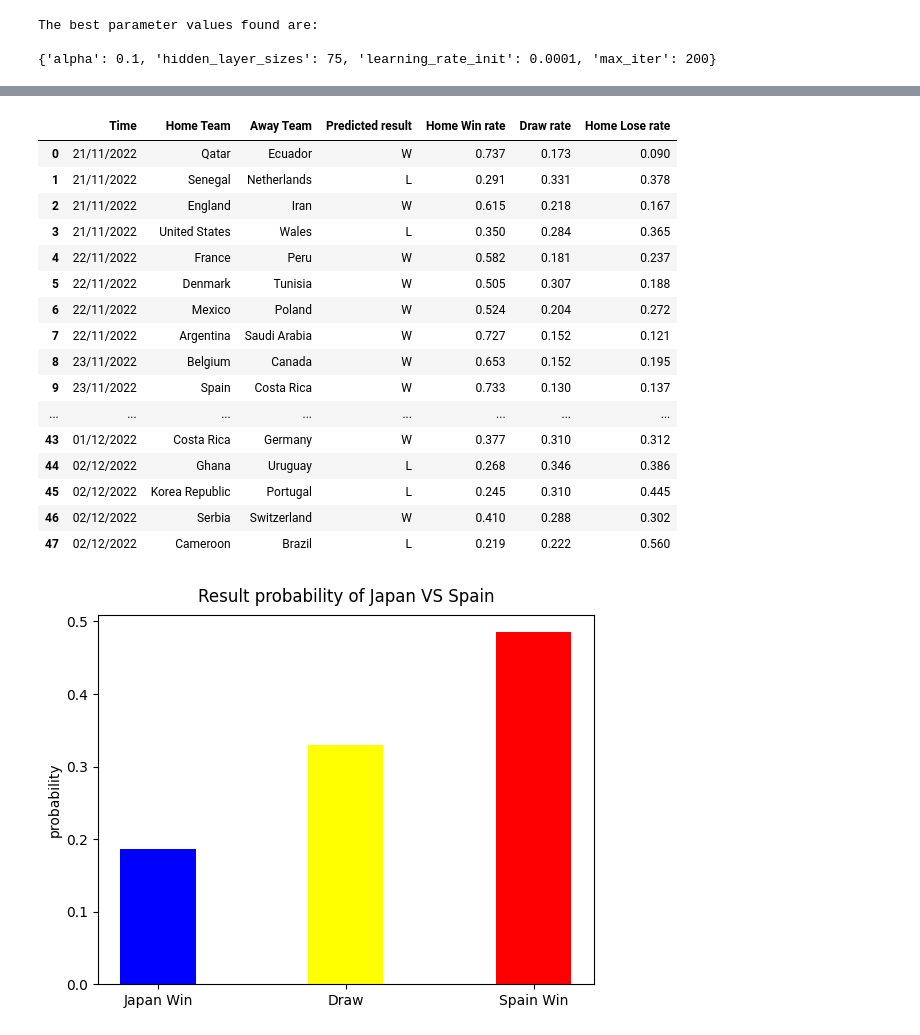
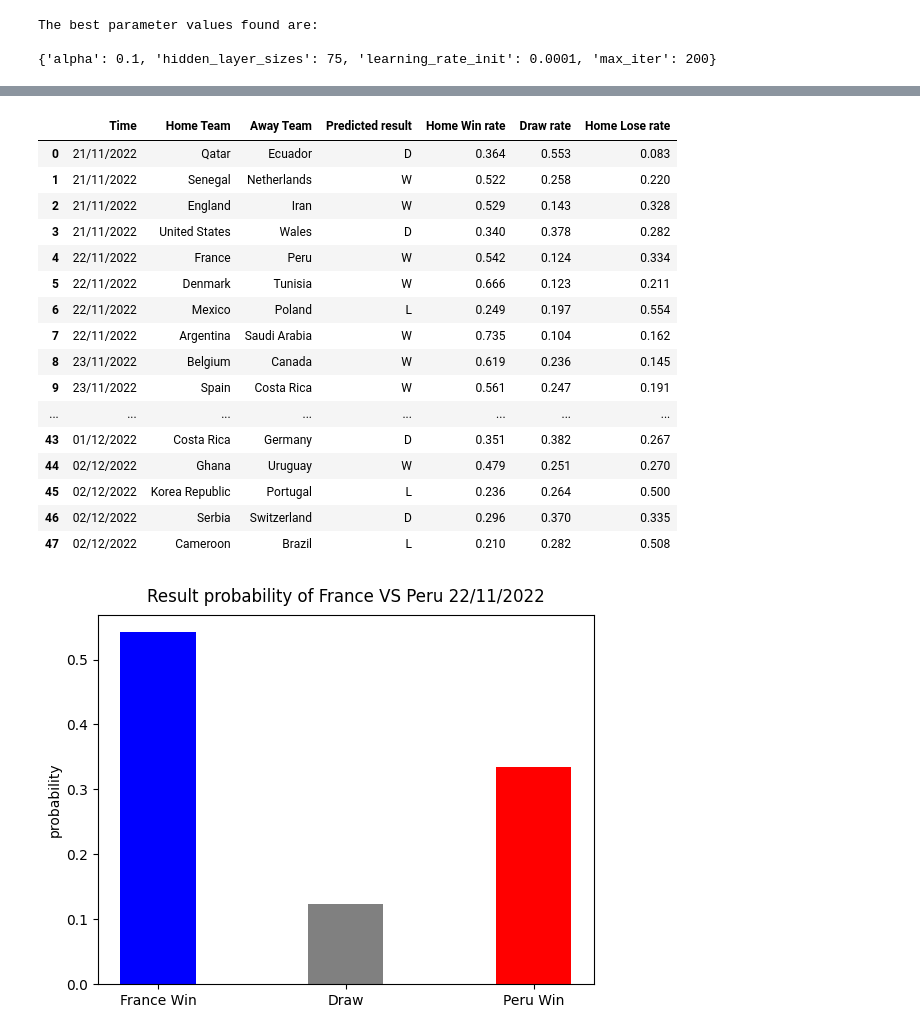
Before and after one commit to Malvape/Prediccion_futbol, a Jupyter notebook: Solucion.ipynb, the cells around one changed output, grey strips where cells are left out. Cells and saved outputs as stored; diff of their text form; code cells hidden in the pictures.

```diff
--- a/Solucion.ipynb
+++ b/Solucion.ipynb
@@ -108,3 +87,0 @@ Player_all.head()
-# %%
-for i in range(len(Teams)):
-    print(Teams[i],Player_all.loc[Player_all['Nationality'] == Teams[i]]['Name'].count())
@@ -336,6 +329,6 @@ array([[-1.42010391e+00,  6.05160614e-01, -9.40764569e-01, ...,
 # %%
-parameters = {'hidden_layer_sizes':[50, 75, 100],
-              'alpha': [0.0001, 0.001, 0.01, 0.1],
+parameters = {'hidden_layer_sizes':[10, 25, 50, 75, 100, 150],
+              'alpha': [0.0001, 0.001, 0.01, 0.1, 0.005],
               'max_iter': [200, 500, 800],
               'learning_rate_init':[0.0001, 0.001, 0.01, 0.1]}
 
@@ -405,35 +402,35 @@ Result_df
 #Result_df
 # %% [output]
 |  | Time | Home Team | Away Team | Predicted result | Home Win rate | Draw rate | Home Lose rate |
-| 0 | 21/11/2022 | Qatar | Ecuador | W | 0.737 | 0.173 | 0.090 |
-| 1 | 21/11/2022 | Senegal | Netherlands | L | 0.291 | 0.331 | 0.378 |
-| 2 | 21/11/2022 | England | Iran | W | 0.615 | 0.218 | 0.167 |
-| 3 | 21/11/2022 | United States | Wales | L | 0.350 | 0.284 | 0.365 |
-| 4 | 22/11/2022 | France | Peru | W | 0.582 | 0.181 | 0.237 |
-| 5 | 22/11/2022 | Denmark | Tunisia | W | 0.505 | 0.307 | 0.188 |
-| 6 | 22/11/2022 | Mexico | Poland | W | 0.524 | 0.204 | 0.272 |
-| 7 | 22/11/2022 | Argentina | Saudi Arabia | W | 0.727 | 0.152 | 0.121 |
-| 8 | 23/11/2022 | Belgium | Canada | W | 0.653 | 0.152 | 0.195 |
-| 9 | 23/11/2022 | Spain | Costa Rica | W | 0.733 | 0.130 | 0.137 |
+| 0 | 21/11/2022 | Qatar | Ecuador | D | 0.364 | 0.553 | 0.083 |
+| 1 | 21/11/2022 | Senegal | Netherlands | W | 0.522 | 0.258 | 0.220 |
+| 2 | 21/11/2022 | England | Iran | W | 0.529 | 0.143 | 0.328 |
+| 3 | 21/11/2022 | United States | Wales | D | 0.340 | 0.378 | 0.282 |
+| 4 | 22/11/2022 | France | Peru | W | 0.542 | 0.124 | 0.334 |
+| 5 | 22/11/2022 | Denmark | Tunisia | W | 0.666 | 0.123 | 0.211 |
+| 6 | 22/11/2022 | Mexico | Poland | L | 0.249 | 0.197 | 0.554 |
+| 7 | 22/11/2022 | Argentina | Saudi Arabia | W | 0.735 | 0.104 | 0.162 |
+| 8 | 23/11/2022 | Belgium | Canada | W | 0.619 | 0.236 | 0.145 |
+| 9 | 23/11/2022 | Spain | Costa Rica | W | 0.561 | 0.247 | 0.191 |
 | ... | ... | ... | ... | ... | ... | ... | ... |
-| 43 | 01/12/2022 | Costa Rica | Germany | W | 0.377 | 0.310 | 0.312 |
-| 44 | 02/12/2022 | Ghana | Uruguay | L | 0.268 | 0.346 | 0.386 |
-| 45 | 02/12/2022 | Korea Republic | Portugal | L | 0.245 | 0.310 | 0.445 |
-| 46 | 02/12/2022 | Serbia | Switzerland | W | 0.410 | 0.288 | 0.302 |
-| 47 | 02/12/2022 | Cameroon | Brazil | L | 0.219 | 0.222 | 0.560 |
+| 43 | 01/12/2022 | Costa Rica | Germany | D | 0.351 | 0.382 | 0.267 |
+| 44 | 02/12/2022 | Ghana | Uruguay | W | 0.479 | 0.251 | 0.270 |
+| 45 | 02/12/2022 | Korea Republic | Portugal | L | 0.236 | 0.264 | 0.500 |
+| 46 | 02/12/2022 | Serbia | Switzerland | D | 0.296 | 0.370 | 0.335 |
+| 47 | 02/12/2022 | Cameroon | Brazil | L | 0.210 | 0.282 | 0.508 |
 # %%
-A = Result_df.loc[Result_df['Home Team'] == 'Japan']
-A = A.loc[A['Away Team'] == 'Spain']
+A = Result_df.loc[Result_df['Home Team'] == 'France']
+A = A.loc[A['Away Team'] == 'Peru']
 
-data = {'Japan Win':A['Home Win rate'].values[0], 'Draw':A['Draw rate'].values[0], 'Spain Win':A['Home Lose rate'].values[0]}
+data = {'France Win':A['Home Win rate'].values[0], 'Draw':A['Draw rate'].values[0], 'Peru Win':A['Home Lose rate'].values[0]}
 number = list(data.keys())
 values = list(data.values())
-c = ['blue', 'yellow', 'red']
+c = ['blue', 'Grey', 'red']
 
 plt.bar(number, values, color = c, width = 0.4)
-plt.title("Result probability of Japan VS Spain", y=1.012)
+plt.title("Result probability of France VS Peru 22/11/2022", y=1.012)
 plt.ylabel("probability", labelpad=3);
 
 plt.show()
 # %% [output]
-[figure, old version]
+[figure, new version]
```
Also changed, not shown: parts of 34 cells of this notebook.
